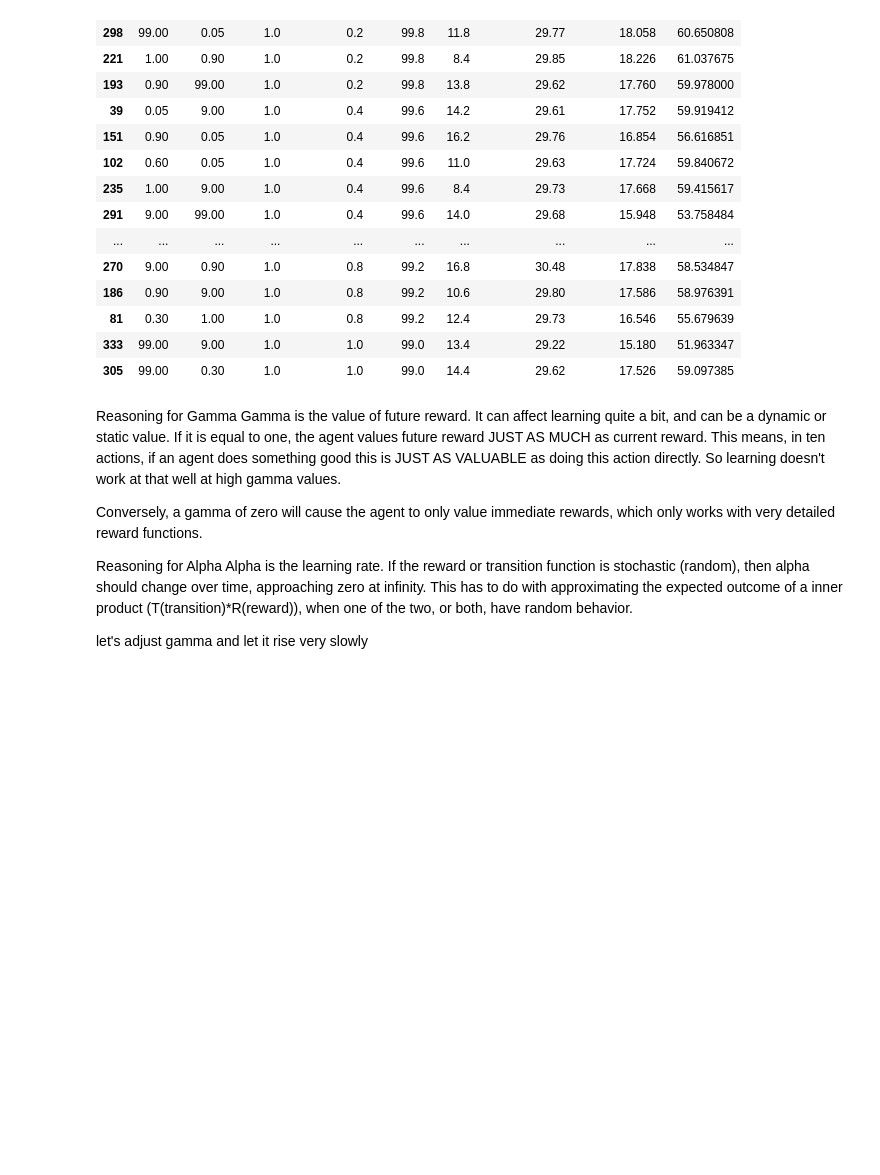
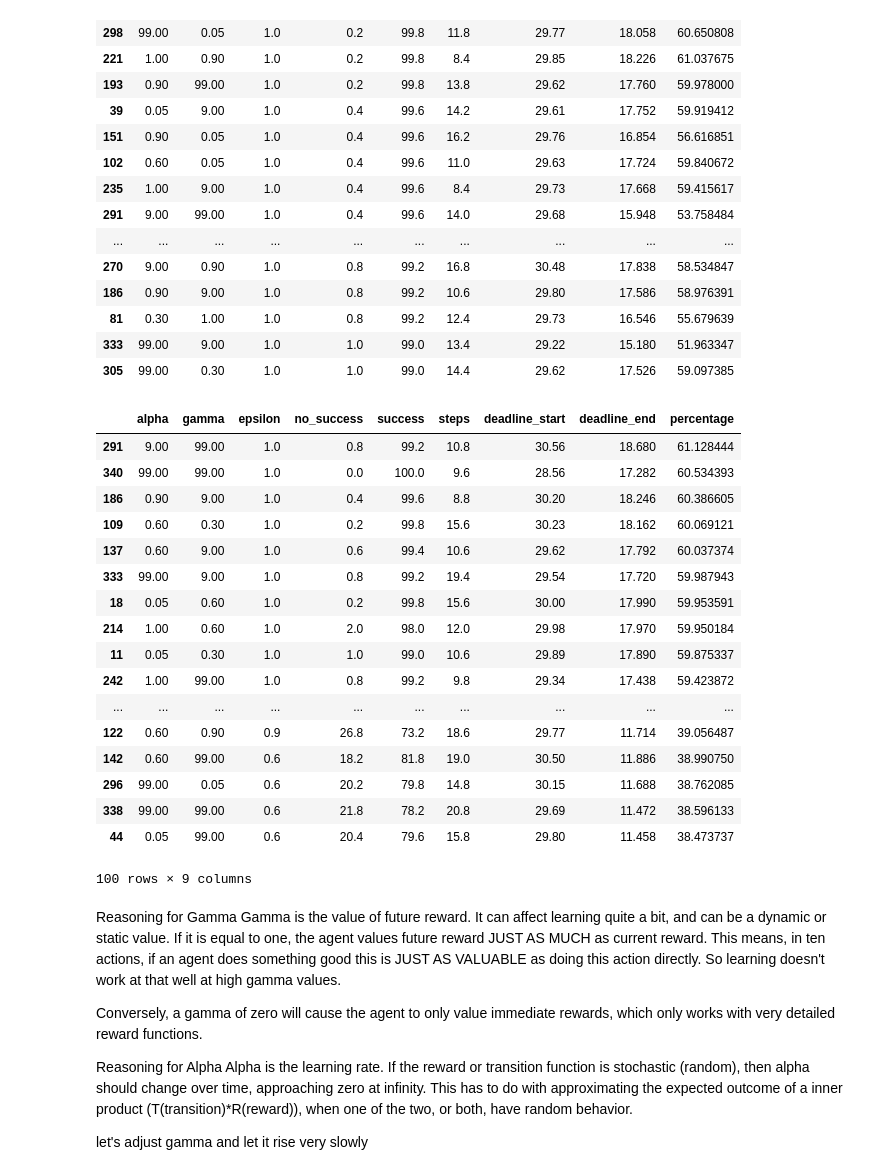
Before and after one commit to andirs/smartcab, a Jupyter notebook: SmartCabDocumentation.ipynb, the cells around one changed output. Drawn from its saved outputs; the diff is of its cells as text; code cells hidden in the pictures; blank space fills up the shorter version.

```diff
--- a/SmartCabDocumentation.ipynb
+++ b/SmartCabDocumentation.ipynb
@@ -491,6 +491,30 @@ feature_comp_grand_finale.sort_values(['success'], ascending=[False]).head(n=25)
 | 81 | 0.30 | 1.00 | 1.0 | 0.8 | 99.2 | 12.4 | 29.73 | 16.546 | 55.679639 |
 | 333 | 99.00 | 9.00 | 1.0 | 1.0 | 99.0 | 13.4 | 29.22 | 15.180 | 51.963347 |
 | 305 | 99.00 | 0.30 | 1.0 | 1.0 | 99.0 | 14.4 | 29.62 | 17.526 | 59.097385 |
+# %%
+# Possible Problem: Sigmoid moves to fast. Divide time it takes by 2
+feature_comp_grand_finale = pd.read_csv('smartcab/data/feature_comparison_grand_finale_epa.csv', sep = ';')
+feature_comp_grand_finale.sort_values(['percentage', 'steps', 'success'], ascending=[False, True, False]).head(n=100)
+#feature_comp_grand_finale.sort_values(['success'], ascending=[False]).head(n=25)
+# %% [output]
+|  | alpha | gamma | epsilon | no_success | success | steps | deadline_start | deadline_end | percentage |
+| 291 | 9.00 | 99.00 | 1.0 | 0.8 | 99.2 | 10.8 | 30.56 | 18.680 | 61.128444 |
+| 340 | 99.00 | 99.00 | 1.0 | 0.0 | 100.0 | 9.6 | 28.56 | 17.282 | 60.534393 |
+| 186 | 0.90 | 9.00 | 1.0 | 0.4 | 99.6 | 8.8 | 30.20 | 18.246 | 60.386605 |
+| 109 | 0.60 | 0.30 | 1.0 | 0.2 | 99.8 | 15.6 | 30.23 | 18.162 | 60.069121 |
+| 137 | 0.60 | 9.00 | 1.0 | 0.6 | 99.4 | 10.6 | 29.62 | 17.792 | 60.037374 |
+| 333 | 99.00 | 9.00 | 1.0 | 0.8 | 99.2 | 19.4 | 29.54 | 17.720 | 59.987943 |
+| 18 | 0.05 | 0.60 | 1.0 | 0.2 | 99.8 | 15.6 | 30.00 | 17.990 | 59.953591 |
+| 214 | 1.00 | 0.60 | 1.0 | 2.0 | 98.0 | 12.0 | 29.98 | 17.970 | 59.950184 |
+| 11 | 0.05 | 0.30 | 1.0 | 1.0 | 99.0 | 10.6 | 29.89 | 17.890 | 59.875337 |
+| 242 | 1.00 | 99.00 | 1.0 | 0.8 | 99.2 | 9.8 | 29.34 | 17.438 | 59.423872 |
+| ... | ... | ... | ... | ... | ... | ... | ... | ... | ... |
+| 122 | 0.60 | 0.90 | 0.9 | 26.8 | 73.2 | 18.6 | 29.77 | 11.714 | 39.056487 |
+| 142 | 0.60 | 99.00 | 0.6 | 18.2 | 81.8 | 19.0 | 30.50 | 11.886 | 38.990750 |
+| 296 | 99.00 | 0.05 | 0.6 | 20.2 | 79.8 | 14.8 | 30.15 | 11.688 | 38.762085 |
+| 338 | 99.00 | 99.00 | 0.6 | 21.8 | 78.2 | 20.8 | 29.69 | 11.472 | 38.596133 |
+| 44 | 0.05 | 99.00 | 0.6 | 20.4 | 79.6 | 15.8 | 29.80 | 11.458 | 38.473737 |
+100 rows × 9 columns
 # %% [markdown]
 Reasoning for Gamma
 Gamma is the value of future reward. It can affect learning quite a bit, and can be a dynamic or static value. If it is equal to one, the agent values future reward JUST AS MUCH as current reward. This means, in ten actions, if an agent does something good this is JUST AS VALUABLE as doing this action directly. So learning doesn't work at that well at high gamma values.
```
Also changed, not shown: 2 other files.
